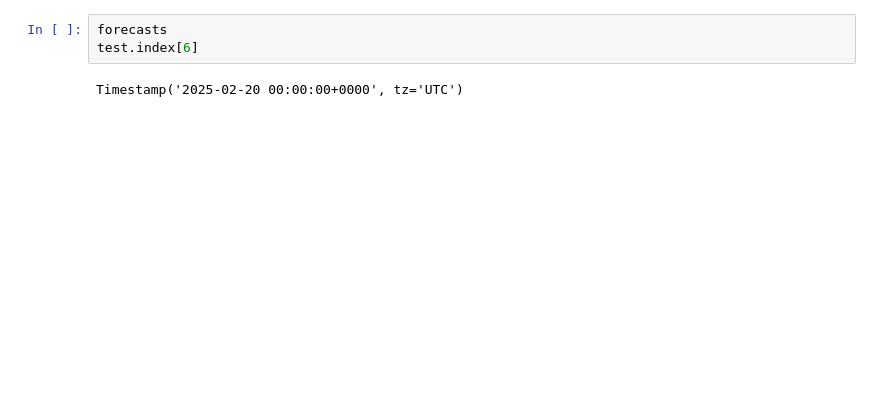
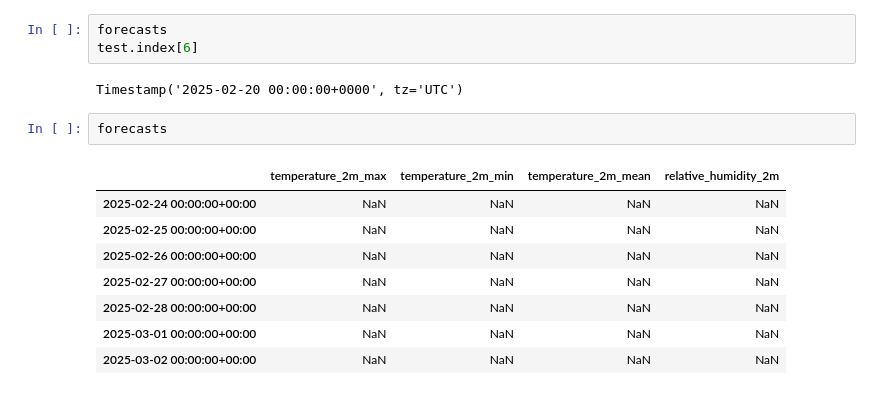
Before and after one commit to GamblerRunner/PrediccionMeteorologica, a Jupyter notebook: src/modeling/open_Meteo.ipynb, the cells around one changed output. Saved outputs shown, nothing was run; the diff lists cells and outputs as text; blank space fills up the shorter version.

```diff
--- a/src/modeling/open_Meteo.ipynb
+++ b/src/modeling/open_Meteo.ipynb
@@ -274,6 +279,17 @@ forecasts
 test.index[6]
 # %% [output]
 Timestamp('2025-02-20 00:00:00+0000', tz='UTC')
+# %%
+forecasts
+# %% [output]
+|  | temperature_2m_max | temperature_2m_min | temperature_2m_mean | relative_humidity_2m |
+| 2025-02-24 00:00:00+00:00 | NaN | NaN | NaN | NaN |
+| 2025-02-25 00:00:00+00:00 | NaN | NaN | NaN | NaN |
+| 2025-02-26 00:00:00+00:00 | NaN | NaN | NaN | NaN |
+| 2025-02-27 00:00:00+00:00 | NaN | NaN | NaN | NaN |
+| 2025-02-28 00:00:00+00:00 | NaN | NaN | NaN | NaN |
+| 2025-03-01 00:00:00+00:00 | NaN | NaN | NaN | NaN |
+| 2025-03-02 00:00:00+00:00 | NaN | NaN | NaN | NaN |
 # %%
 # 2. Manejar valores faltantes
 #df = df.interpolate(method='time')
```
Also changed, not shown: parts of 14 cells of this notebook, 9 other files.
